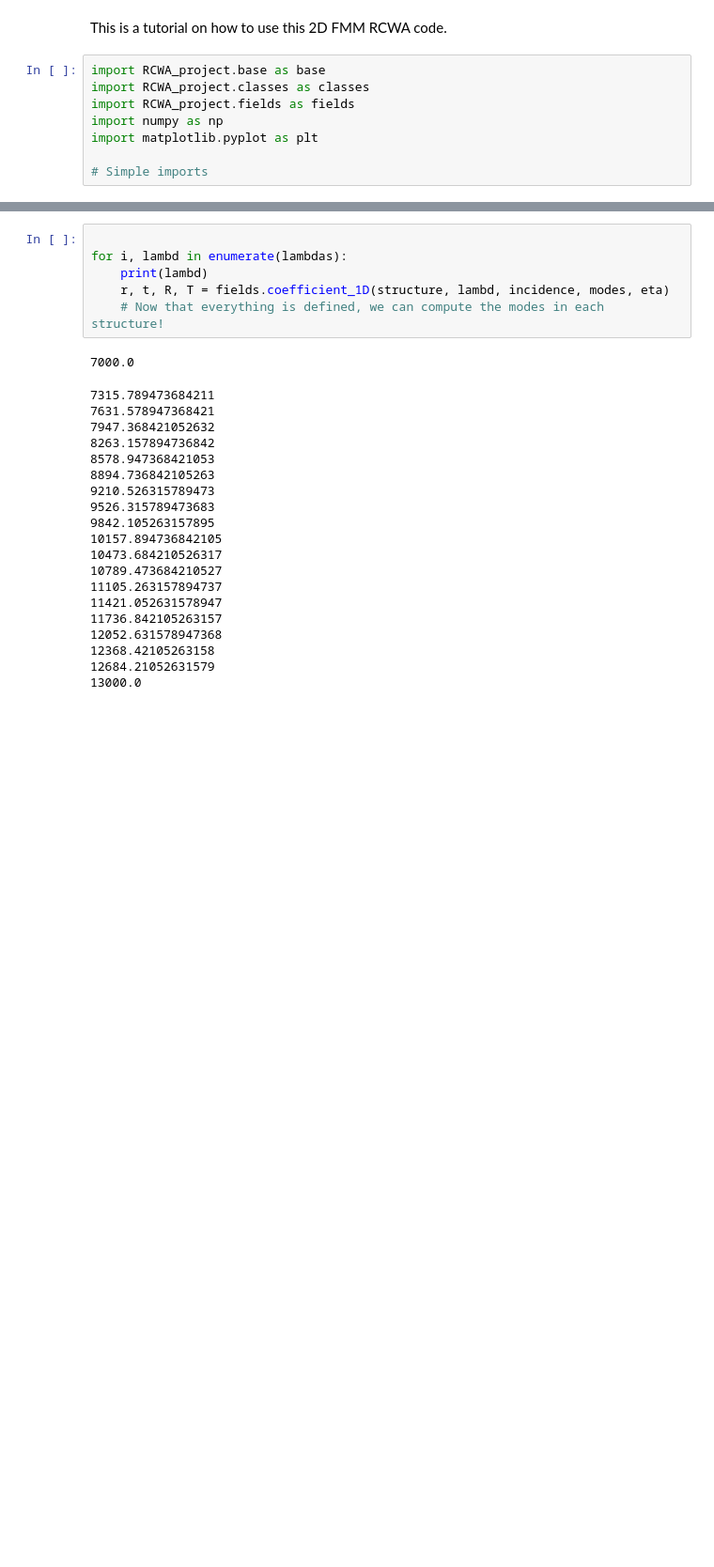
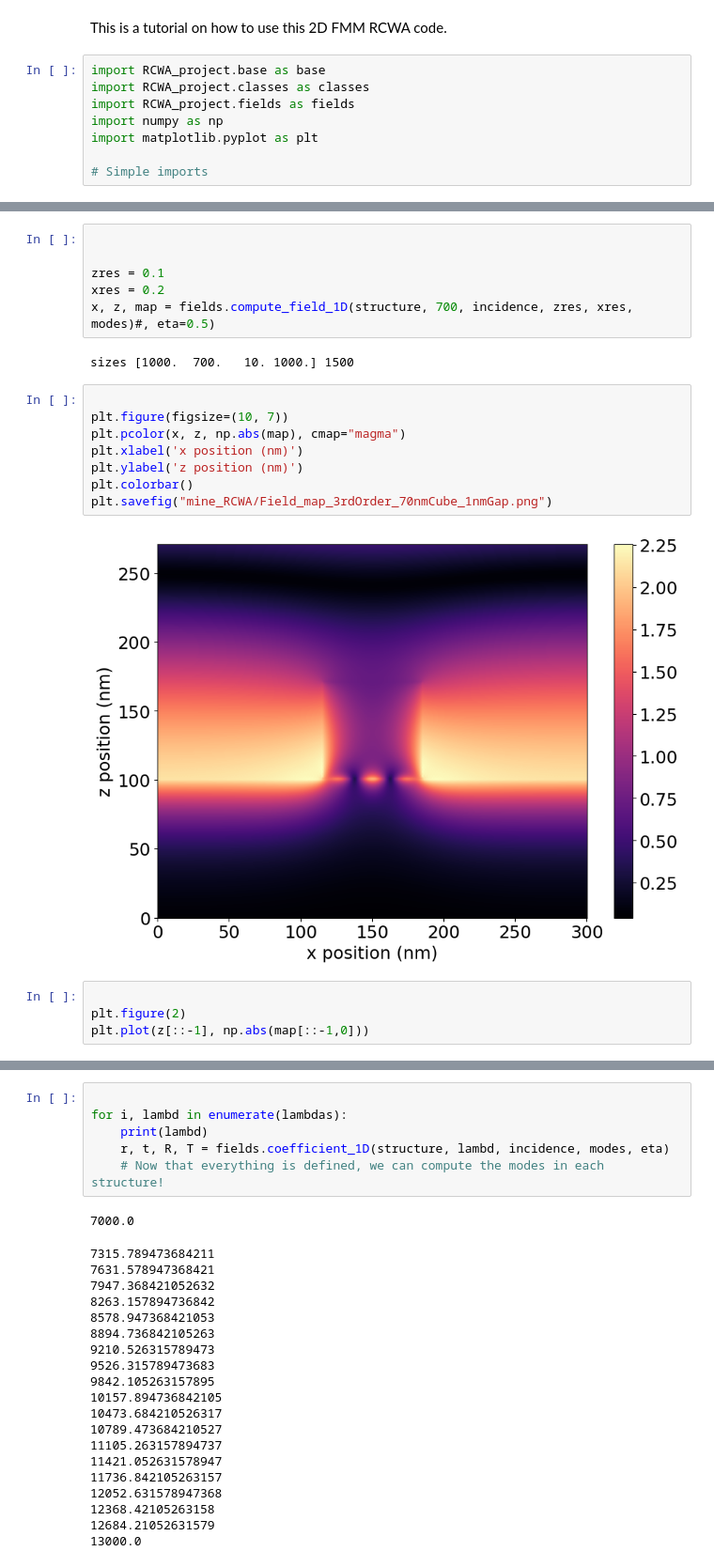
Before and after one commit to Milloupe/Code_RCWA, a Jupyter notebook: how_to_RCWA WIP.ipynb, the cells around one changed output, grey strips where cells are left out. Shown at 94% size. Saved outputs shown, nothing was run; the diff lists cells and outputs as text; blank space fills up the shorter version.

```diff
--- a/how_to_RCWA WIP.ipynb
+++ b/how_to_RCWA WIP.ipynb
@@ -113,0 +168,22 @@ Debugg compute_field_1D, M phase (1.5043984440810558+0.5530525461292931j) 0.3695
+# %%
+
+
+zres = 0.1
+xres = 0.2
+x, z, map = fields.compute_field_1D(structure, 700, incidence, zres, xres, modes)#, eta=0.5)
+# %% [output]
+sizes [1000.  700.   10. 1000.] 1500
+# %%
+
+plt.figure(figsize=(10, 7))
+plt.pcolor(x, z, np.abs(map), cmap="magma")
+plt.xlabel('x position (nm)')
+plt.ylabel('z position (nm)')
+plt.colorbar()
+plt.savefig("mine_RCWA/Field_map_3rdOrder_70nmCube_1nmGap.png")
+# %% [output]
+[figure, added]
+# %%
+
+plt.figure(2)
+plt.plot(z[::-1], np.abs(map[::-1,0]))
```
Also changed, not shown: parts of 7 cells of this notebook, 13 other files.
